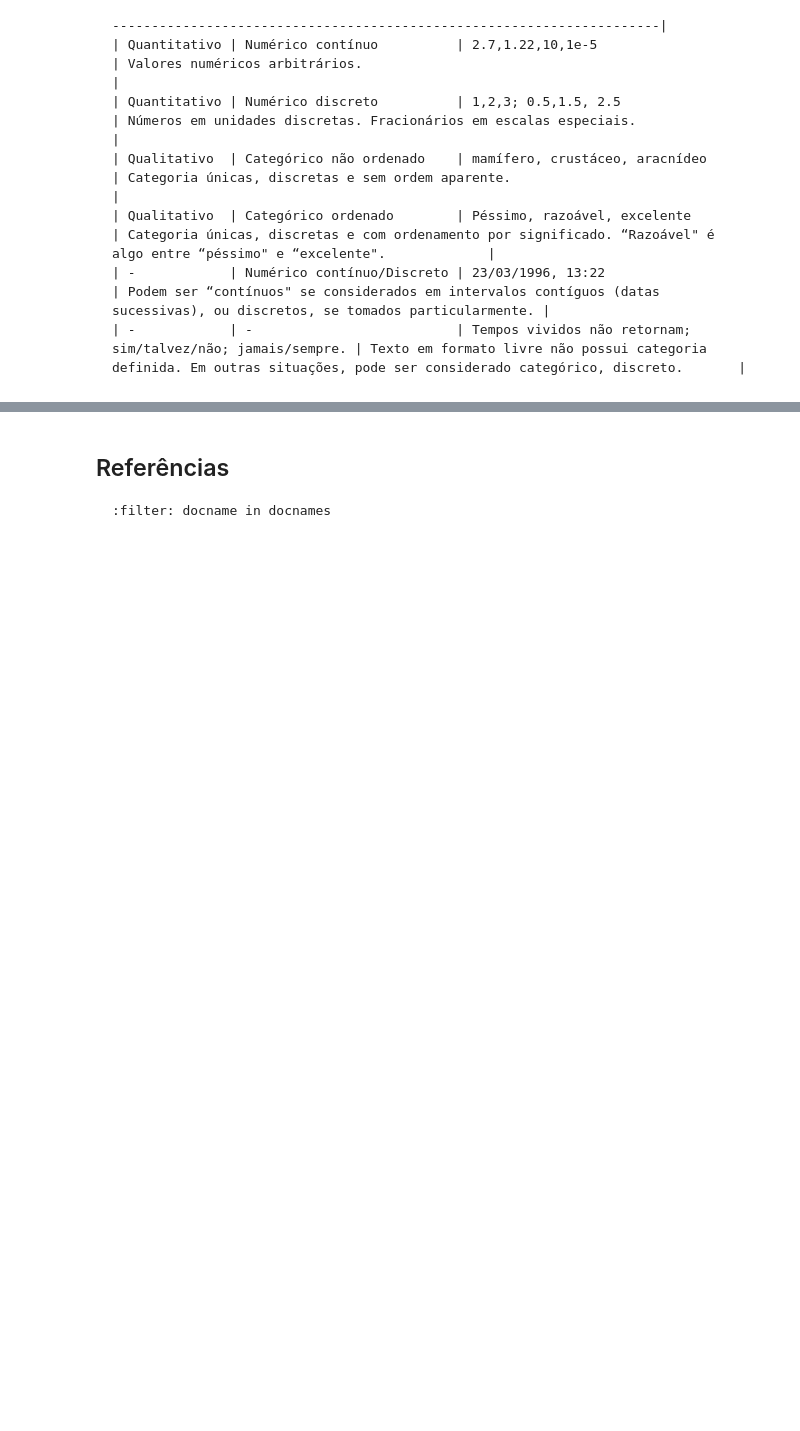
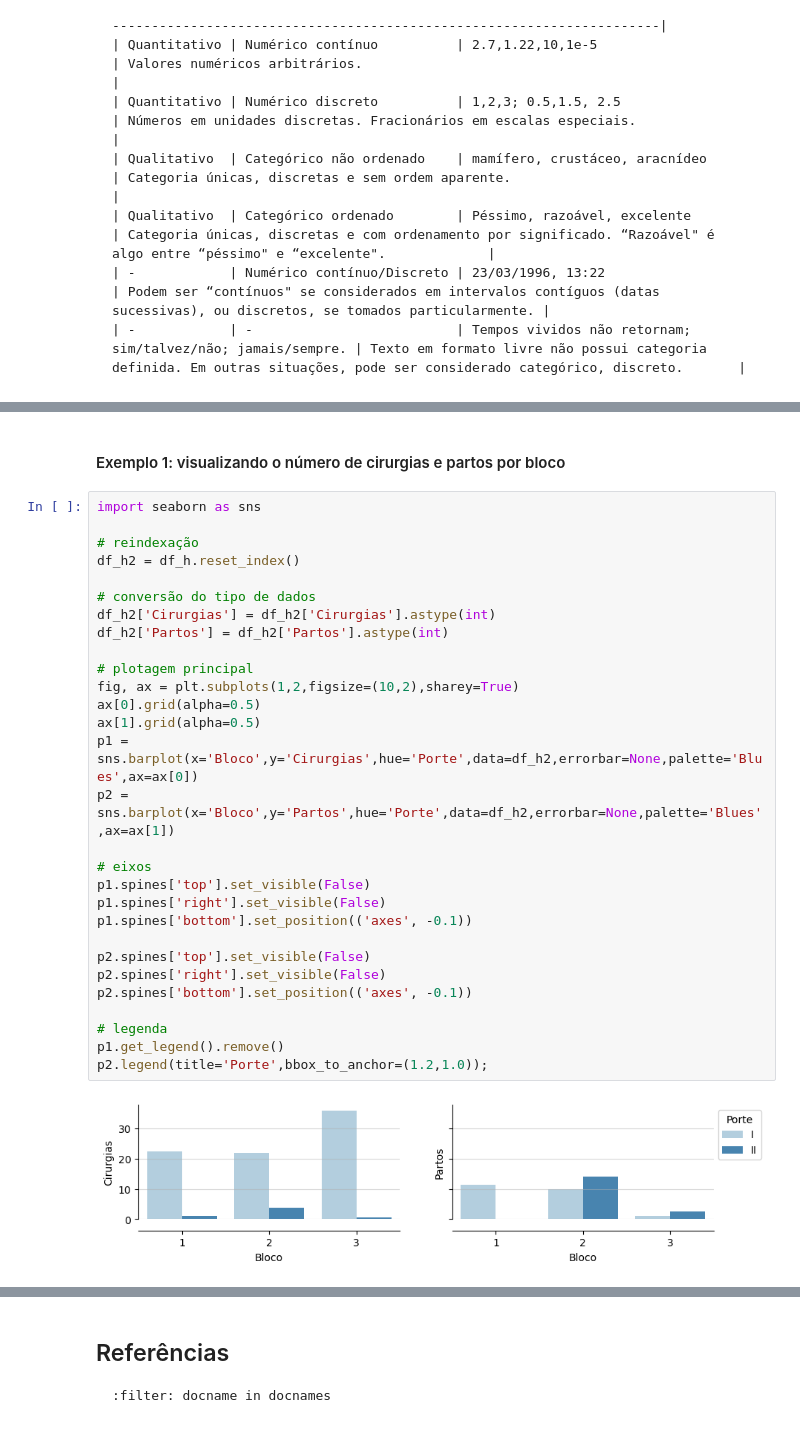
Before and after one commit to gcpeixoto/DATAVIZ, a Jupyter notebook: _build/html/_sources/ipynb/02-estetica.ipynb, the cells around one changed output, grey strips where cells are left out. Cells and saved outputs as stored; diff of their text form; blank space fills up the shorter version.

```diff
--- a/_build/html/_sources/ipynb/02-estetica.ipynb
+++ b/_build/html/_sources/ipynb/02-estetica.ipynb
@@ -535,0 +652,33 @@ ax[1,1].set_axis_off()
+# %% [markdown]
+#### Exemplo 1: visualizando o número de cirurgias e partos por bloco
+# %%
+import seaborn as sns
+
+# reindexação
+df_h2 = df_h.reset_index()
+
+# conversão do tipo de dados
+df_h2['Cirurgias'] = df_h2['Cirurgias'].astype(int)
+df_h2['Partos'] = df_h2['Partos'].astype(int)
+
+# plotagem principal
+fig, ax = plt.subplots(1,2,figsize=(10,2),sharey=True)
+ax[0].grid(alpha=0.5)
+ax[1].grid(alpha=0.5)
+p1 = sns.barplot(x='Bloco',y='Cirurgias',hue='Porte',data=df_h2,errorbar=None,palette='Blues',ax=ax[0])
+p2 = sns.barplot(x='Bloco',y='Partos',hue='Porte',data=df_h2,errorbar=None,palette='Blues',ax=ax[1])
+
+# eixos
+p1.spines['top'].set_visible(False)
+p1.spines['right'].set_visible(False)
+p1.spines['bottom'].set_position(('axes', -0.1))
+
+p2.spines['top'].set_visible(False)
+p2.spines['right'].set_visible(False)
+p2.spines['bottom'].set_position(('axes', -0.1))
+
+# legenda
+p1.get_legend().remove()
+p2.legend(title='Porte',bbox_to_anchor=(1.2,1.0));
+# %% [output]
+[figure, added]
```
Also changed, not shown: parts of 8 cells of this notebook, 18 other files.
